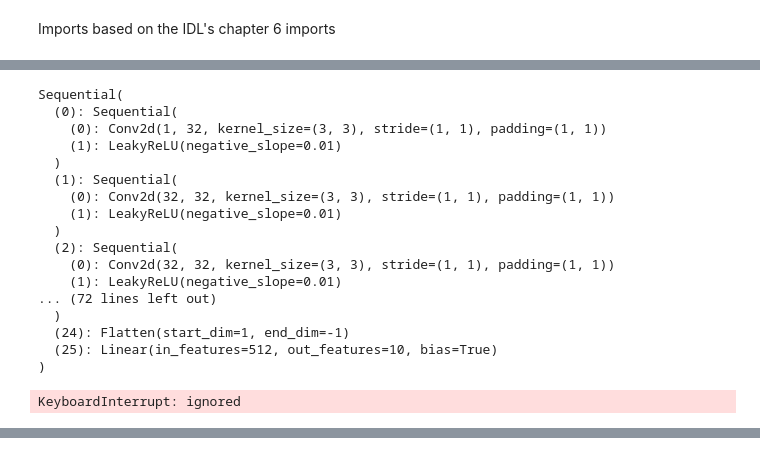
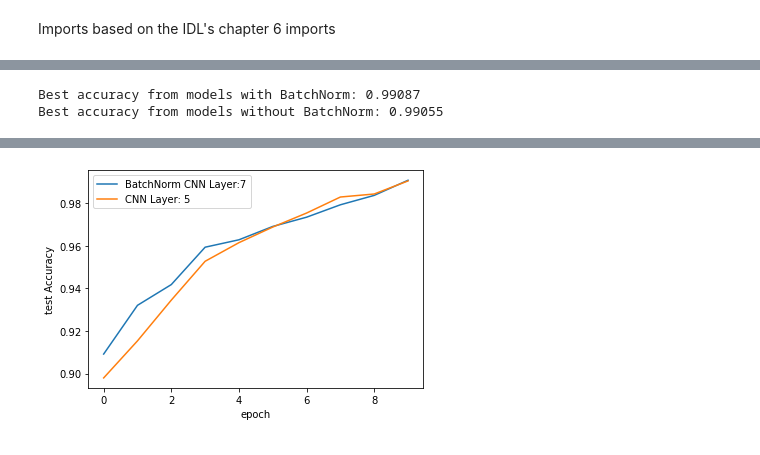
Before and after one commit to JohnValanidas/DATA-690, a Jupyter notebook: Homework4.ipynb, the cells around one changed output, grey strips where cells are left out. Cells and saved outputs as stored; diff of their text form; code cells hidden in the pictures.

```diff
--- a/Homework4.ipynb
+++ b/Homework4.ipynb
@@ -674,53 +660,61 @@ def cnnLayer(in_filters, out_filters=None, kernel_size=3, batch_norm=False):
     )
 
 
-def create_cnn_model(layer_count: int, include_bn_layer: bool):
+def create_cnn_model(layer_count: int, include_bn_layer: bool, pooling_interval: int):
     layers = []
     factor = 1;
     dummy = torch.zeros((1, C, W, H))
     for layer_index in range(layer_count):
         if layer_index == 0:
-            layers.append(cnnLayer(C, n_filters))
-        elif layer_index % 4 == 0 and layer_index != 0:
+            layers.append(cnnLayer(C, n_filters, batch_norm=include_bn_layer))
+        elif layer_index % pooling_interval == 0 and layer_index != 0:
             layers.append(nn.MaxPool2d((2,2)))
-            layers.append(cnnLayer(factor*n_filters, 2*factor*n_filters))
+            layers.append(cnnLayer(factor*n_filters, 2*factor*n_filters, batch_norm=include_bn_layer))
             factor = factor * 2
         else:
-            layers.append(cnnLayer(factor*n_filters))
+            layers.append(cnnLayer(factor*n_filters, batch_norm=include_bn_layer))
     layers.append(nn.Flatten())
     for layer in layers:
-      dummy = layer(dummy)
+        dummy = layer(dummy)
     out_shape = dummy.shape[1:]
     layers.append(nn.Linear(out_shape[0], classes))
     return nn.Sequential(*layers)
 # %%
-epochs = 9
+epochs = 10
 
 results_without_bn = {}
 results_with_bn = {}
 
-model = create_cnn_model(20, False)
+
+for layer_count in range(1, 21):
+    model = create_cnn_model(layer_count, False, 5)
+    results = train_network(model, loss_func, train_loader, test_loader=test_loader, epochs=epochs, score_funcs={'Accuracy': accuracy_score}, device=device)
+    results_without_bn[layer_count] = results
+    del model
+
+for layer_count in range(1, 21):
+    model = create_cnn_model(layer_count, True, 5)
+    results = train_network(model, loss_func, train_loader, test_loader=test_loader, epochs=epochs, score_funcs={'Accuracy': accuracy_score}, device=device)
+    results_with_bn[layer_count] = results
+    del model
-# %%
-model
-# %% [output]
-Sequential(
-  (0): Sequential(
-    (0): Conv2d(1, 32, kernel_size=(3, 3), stride=(1, 1), padding=(1, 1))
-    (1): LeakyReLU(negative_slope=0.01)
-  )
-  (1): Sequential(
-    (0): Conv2d(32, 32, kernel_size=(3, 3), stride=(1, 1), padding=(1, 1))
-    (1): LeakyReLU(negative_slope=0.01)
-  )
-  (2): Sequential(
-    (0): Conv2d(32, 32, kernel_size=(3, 3), stride=(1, 1), padding=(1, 1))
-    (1): LeakyReLU(negative_slope=0.01)
-... (72 lines left out)
-  )
-  (24): Flatten(start_dim=1, end_dim=-1)
-  (25): Linear(in_features=512, out_features=10, bias=True)
-)
-# %%
-results = train_network(model, loss_func, train_loader, test_loader=test_loader, epochs=epochs, score_funcs={'Accuracy': accuracy_score}, device=device)
-# %% [output]
-KeyboardInterrupt: ignored
+# %%
+def find_best_run(results):
+    best_run = [-1, -1]
+    for layer_count, result in results.items():
+        for index, row in result.iterrows():
+            accuracy = row['test Accuracy']
+            if accuracy > best_run[1]:
+                best_run = [layer_count, accuracy]
+    return best_run
+# %%
+with_bn_layer, with_bn_result  = find_best_run(results_with_bn)
+layer, result =  find_best_run(results_without_bn)
+
+print(f"Best accuracy from models with BatchNorm: {round(with_bn_result, 5)}")
+print(f"Best accuracy from models without BatchNorm: {round(result, 5)}")
+
+sns.lineplot(x='epoch', y='test Accuracy', data=results_with_bn[with_bn_layer], label=f'BatchNorm CNN Layer:{with_bn_layer}')
+sns.lineplot(x='epoch', y='test Accuracy', data=results_without_bn[layer], label=f'CNN Layer: {layer}')
+# %% [output]
+Best accuracy from models with BatchNorm: 0.99087
+Best accuracy from models without BatchNorm: 0.99055
@@ -726,0 +722 @@ KeyboardInterrupt: ignored
+[figure, added]
```
Also changed, not shown: parts of 15 cells of this notebook.
